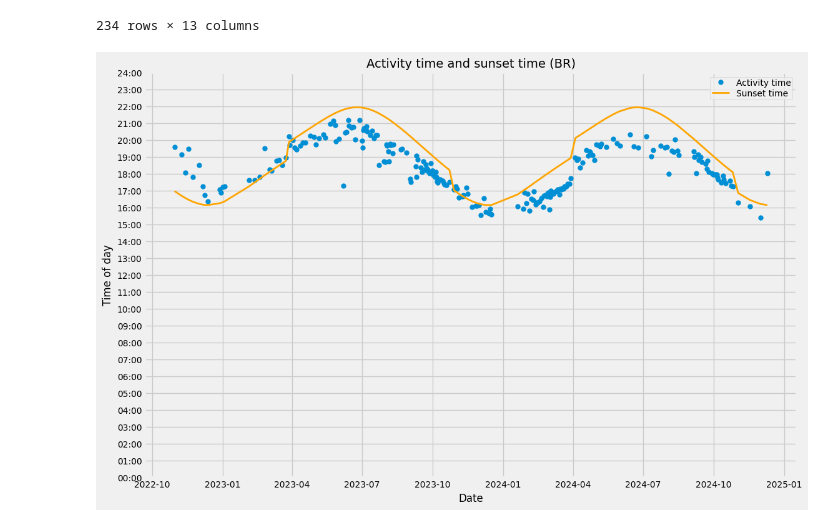
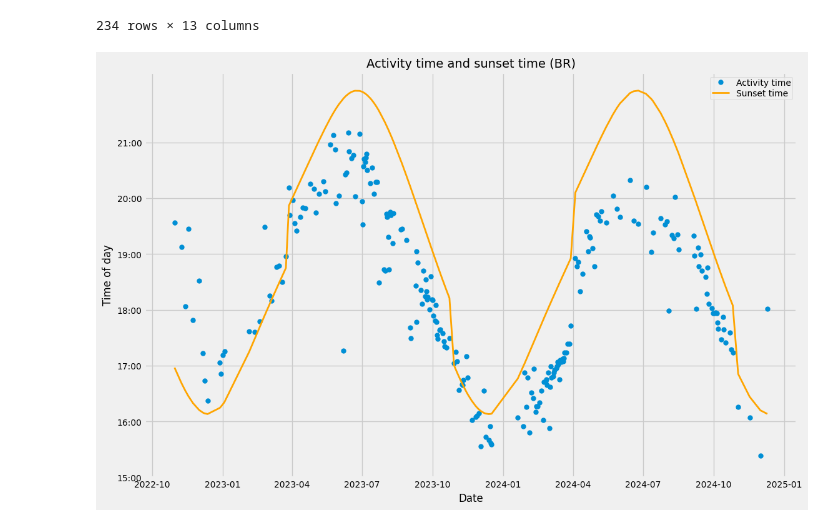
Before and after one commit to surajkarak/runkeeper_data_analysis, a Jupyter notebook: runkeeper_data.ipynb, the cells around one changed output. Cells and saved outputs as stored; diff of their text form; code cells hidden in the pictures.

```diff
--- a/runkeeper_data.ipynb
+++ b/runkeeper_data.ipynb
@@ -627,13 +627,13 @@ br_merged_df
 # %%
 br_merged_df['Time_seconds'].plot(figsize=(12, 8), style='o', markersize=5, label='Activity time')
 plt.plot(br_merged_df.index, br_merged_df['Sunset_Time_Seconds'], label='Sunset time', color='orange',linewidth=2.0)
-plt.yticks(range(0, 25 * 3600, 3600), [f"{i:02}:00" for i in range(0, 25)], fontsize=10)
+plt.yticks(range(15 * 3600, 22 * 3600, 3600), [f"{i:02}:00" for i in range(15, 22)], fontsize=10)
 plt.xlabel("Date", fontsize=12)
 plt.xticks(fontsize=10)
 plt.ylabel('Time of day', fontsize=12)
 plt.title('Activity time and sunset time (BR)', fontsize=14)
 plt.legend(loc='upper right', fontsize= 10, borderpad = 0.2, labelspacing = 0.2)
 plt.grid(True)
 plt.show()
 # %% [output]
-[figure, old version]
+[figure, new version]
```
Also changed, not shown: parts of 5 cells of this notebook.
